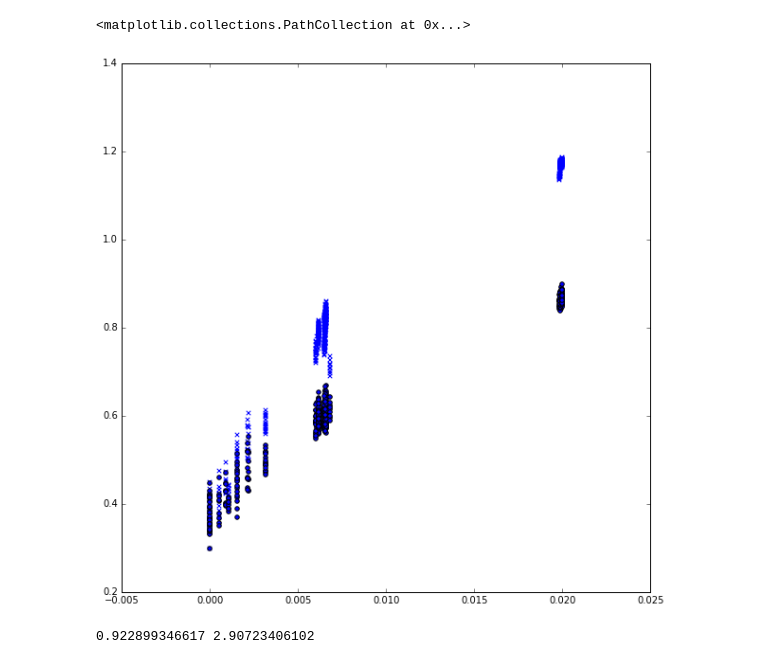
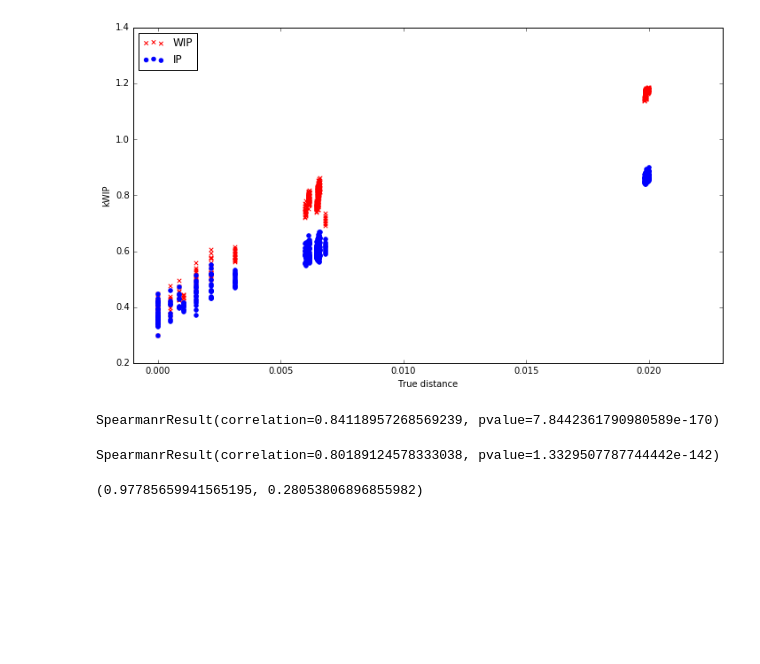
Before and after one commit to kdm9/kwip-experiments, a Jupyter notebook: ipynbs/distcompare.ipynb, the cells around one changed output. Cells and saved outputs as stored; diff of their text form; code cells hidden in the pictures; blank space fills up the shorter version.

```diff
--- a/ipynbs/distcompare.ipynb
+++ b/ipynbs/distcompare.ipynb
@@ -7,6 +8,6 @@ from matplotlib import pyplot as plt
 
 %matplotlib inline
 # %%
-aln = Alignment.read("../data/all_genomes.fasta")
+aln = DNA.read("../data/all_genomes.fasta")
 # %%
 dist = aln.distances()
@@ -44,7 +65,11 @@ ax.scatter(wip, ip, marker='x')
 # %%
-fig, ax = plt.subplots(figsize=(10,10))
-ax.scatter(truth, wip, marker='x')
-ax.scatter(truth, ip, marker='o')
+fig, ax = plt.subplots(figsize=(10,6))
+w = ax.scatter(truth, wip, marker='x', color='r', label='WIP')
+i = ax.scatter(truth, ip, marker='o', color='b', label='IP')
+ax.set_xlabel("True distance")
+ax.set_ylabel("kWIP")
+ax.set_xlim(-0.001,0.023)
+ax.legend(handles=[w, i], loc='upper left')
+fig.tight_layout()
 # %% [output]
-<matplotlib.collections.PathCollection at 0x...>
-[figure, old version]
+[figure, new version]
@@ -51,9 +78,15 @@ ax.scatter(truth, ip, marker='o')
+# %%
+sp.stats.spearmanr(truth, wip)
+# %% [output]
+SpearmanrResult(correlation=0.84118957268569239, pvalue=7.8442361790980589e-170)
+# %%
+sp.stats.spearmanr(truth, ip)
+# %% [output]
+SpearmanrResult(correlation=0.80189124578333038, pvalue=1.3329507787744442e-142)
 # %%
-X = sm.add_constant(truth)
-y = wip
-o = sm.OLS(y, X)
+X = sm.add_constant(ip)
+o = sm.OLS(wip, X)
 f = o.fit()
-f.summary()
-print f.rsquared_adj, f.ssr
+print(f.rsquared_adj, f.ssr)
 # %% [output]
-0.922899346617 2.90723406102
+(0.97785659941565195, 0.28053806896855982)
```
Also changed, not shown: parts of 14 cells of this notebook.
